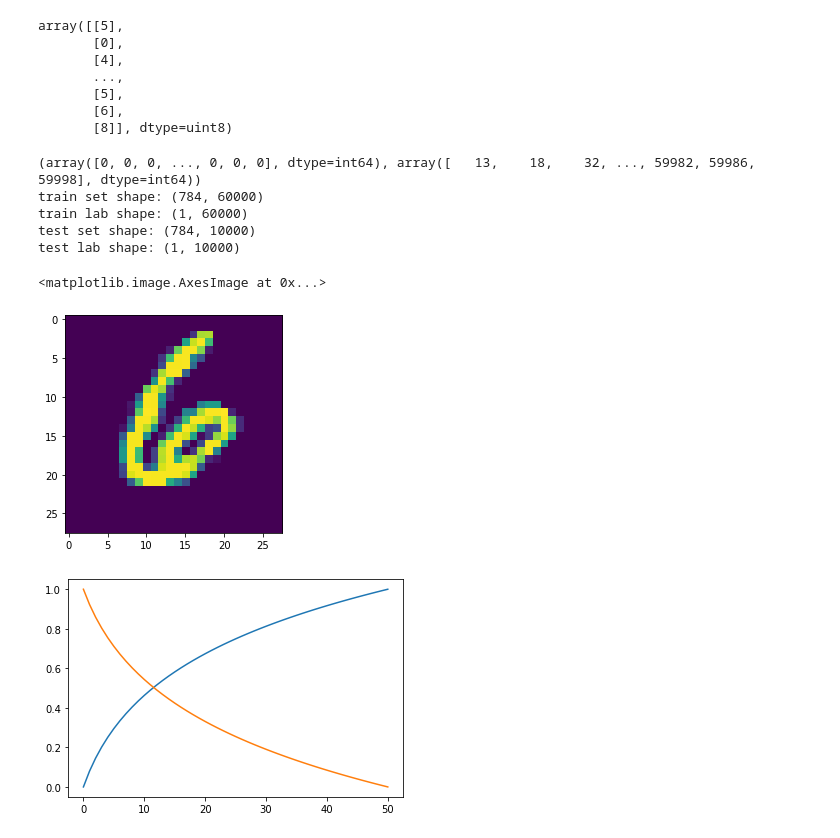
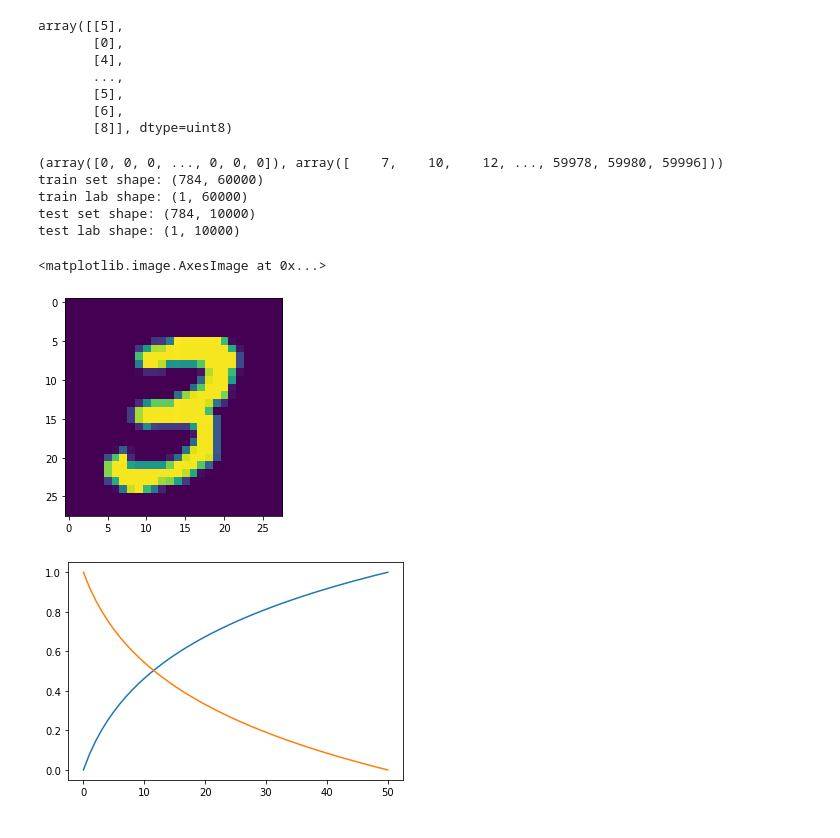
Before and after one commit to ShinATK/JupyterNotebook, a Jupyter notebook: myDeepLearning/COURSE1 Neural Networks and Deep Learning/Week 2/NumberRecognition/数字识别-二值回归.ipynb, the cells around one changed output. Drawn from its saved outputs; the diff is of its cells as text; code cells hidden in the pictures.

```diff
--- a/myDeepLearning/COURSE1 Neural Networks and Deep Learning/Week 2/NumberRecognition/数字识别-二值回归.ipynb
+++ b/myDeepLearning/COURSE1 Neural Networks and Deep Learning/Week 2/NumberRecognition/数字识别-二值回归.ipynb
@@ -65,42 +65,42 @@ def train_setY(num):
     return label
 def test_setY(num):
     label = test_lab.copy()
-    label[np.where(label != num)] = 9
+    label[np.where(label != num)] = 10
     label[np.where(label == num)] = 1
-    label[np.where(label == 9)] = 0
+    label[np.where(label == 10)] = 0
     return label
 
-reg_num = 6
+reg_num = 3
 train_X = train_img.copy().T
 train_Y = train_setY(reg_num).T
 index_regnum = np.where(train_Y==1)
 print(index_regnum)
 test_X = test_img.copy().T
 test_Y = test_setY(reg_num).T
 print(f"train set shape: {train_X.shape}")
 print(f"train lab shape: {train_Y.shape}")
 print(f"test set shape: {test_X.shape}")
 print(f"test lab shape: {test_Y.shape}")
 
 # show_image(train_X.T, 1)
 hw0 = train_X.T
 i = index_regnum[1][0]
 np.save(f'handwritten{reg_num}.npy', hw0[i])
 plt.imshow(hw0[i].reshape((28,28)))
 
 # # print(train_Y[30])
 # print(train_Y.shape)
 # # print(np.where(train_Y==1))
 # tmp = train_lab.copy().T[:, :limit_train]
 # len(tmp[np.where(tmp == reg_num)])
 # %% [output]
-(array([0, 0, 0, ..., 0, 0, 0], dtype=int64), array([   13,    18,    32, ..., 59982, 59986, 59998], dtype=int64))
+(array([0, 0, 0, ..., 0, 0, 0]), array([    7,    10,    12, ..., 59978, 59980, 59996]))
 train set shape: (784, 60000)
 train lab shape: (1, 60000)
 test set shape: (784, 10000)
 test lab shape: (1, 10000)
 <matplotlib.image.AxesImage at 0x...>
-[figure, old version]
+[figure, new version]
 # %%
 # wmax和wmin需要根据使用的电导数据来设定
 # parameters = {
```
Also changed, not shown: parts of 1 cell of this notebook, 4 other files.
